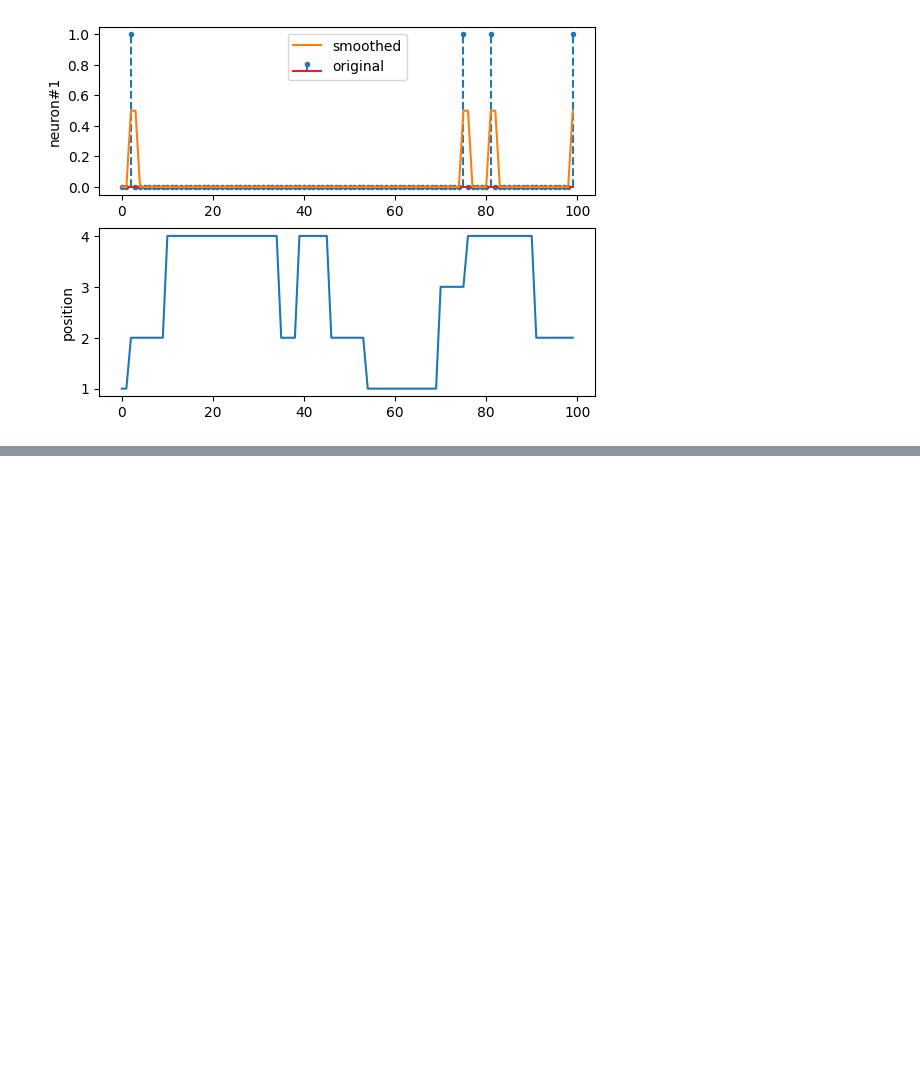
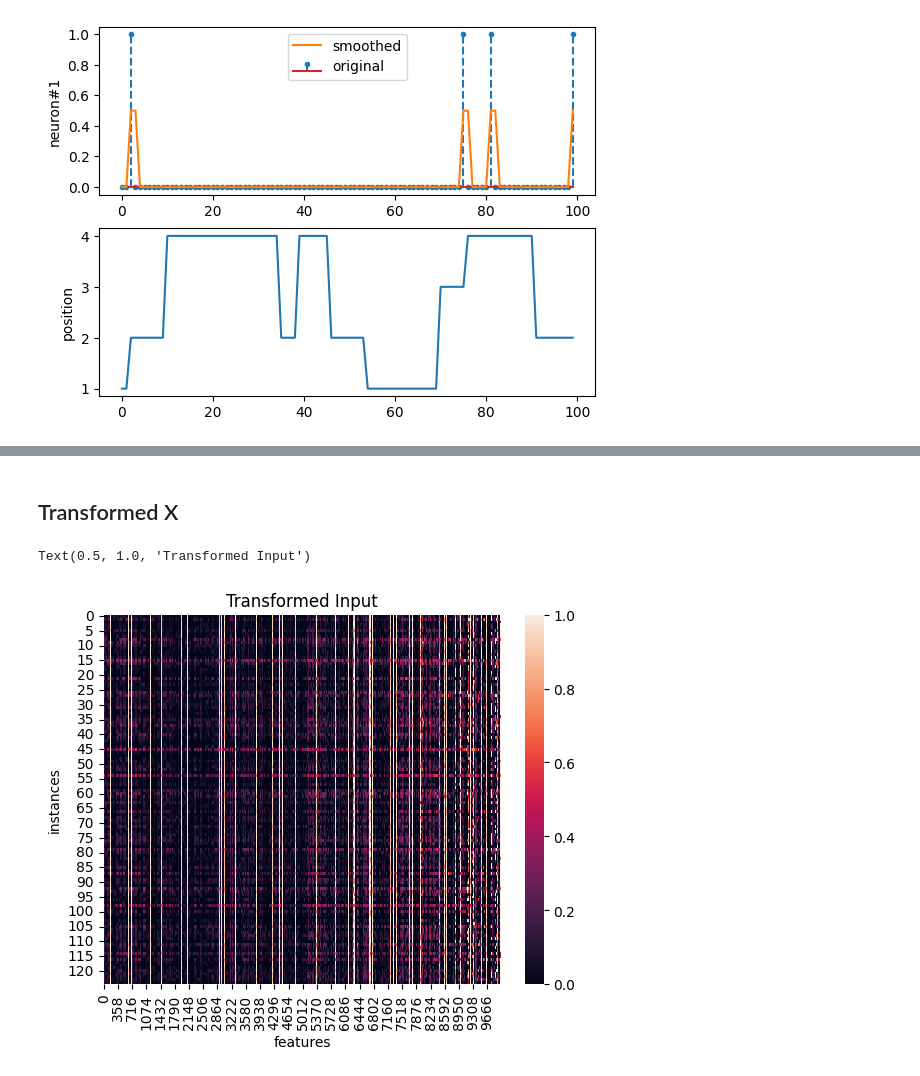
Before and after one commit to kisaragiRY/decoding-DG, a Jupyter notebook: notebooks/3-decoding-model/2-classification/3-time-series-classification/1-exploration-diff-methods/02-rocket-kernels.ipynb, the cells around one changed output, grey strips where cells are left out. Cells and saved outputs as stored; diff of their text form; code cells hidden in the pictures; blank space fills up the shorter version.

```diff
--- a/notebooks/3-decoding-model/2-classification/3-time-series-classification/1-exploration-diff-methods/02-rocket-kernels.ipynb
+++ b/notebooks/3-decoding-model/2-classification/3-time-series-classification/1-exploration-diff-methods/02-rocket-kernels.ipynb
@@ -62,0 +53,11 @@ X_training_transform.shape
+# %% [markdown]
+## Transformed X
+# %%
+fig, ax = plt.subplots()
+sns.heatmap(X_transform, ax=ax)
+ax.set_ylabel("instances")
+ax.set_xlabel("features")
+ax.set_title("Transformed Input")
+# %% [output]
+Text(0.5, 1.0, 'Transformed Input')
+[figure, added]
```
Also changed, not shown: parts of 9 cells of this notebook, 1 other file.
